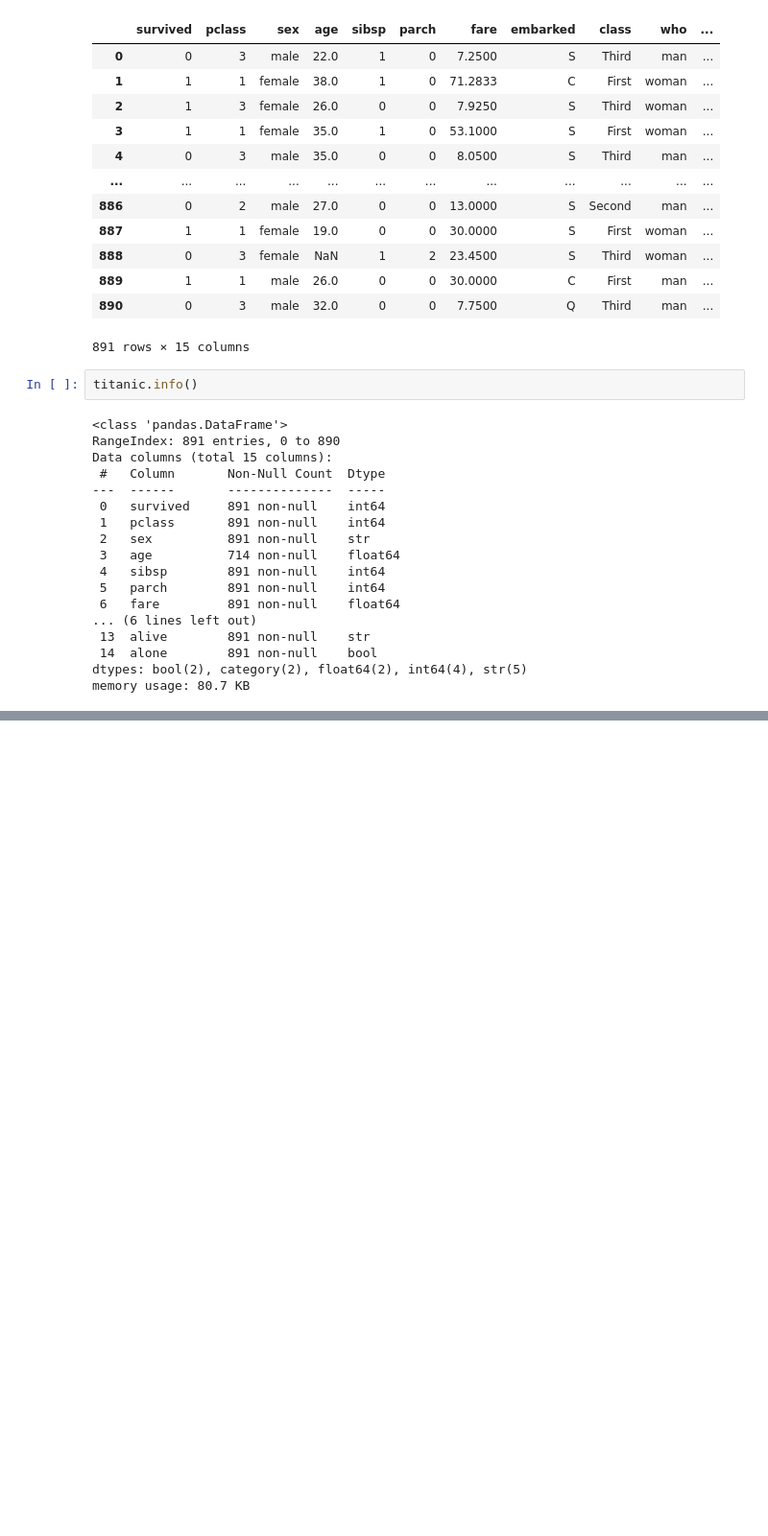
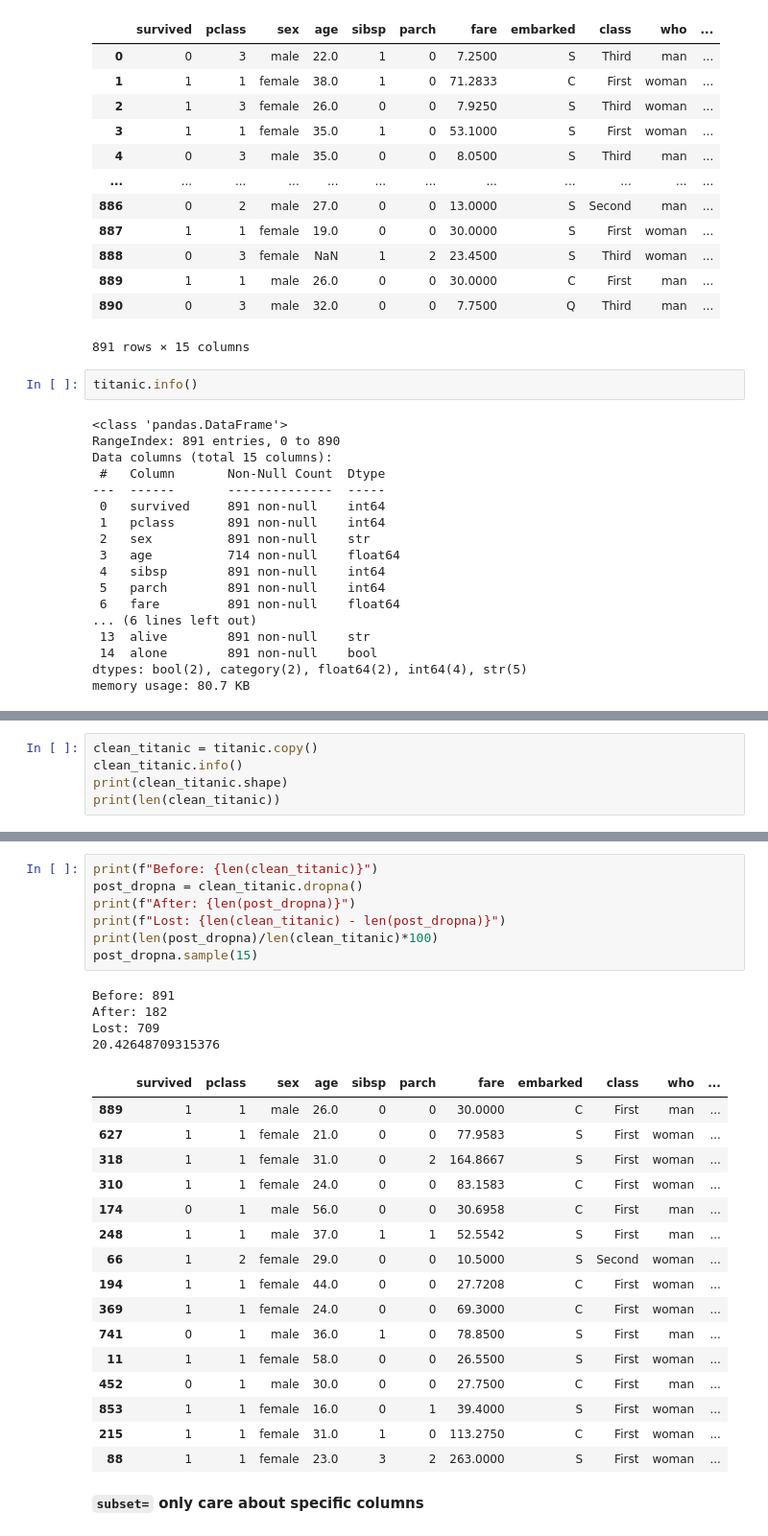
Before and after one commit to srk82mwi/pandas_python, a Jupyter notebook: 16.Handling_missing_data.ipynb, the cells around one changed output, grey strips where cells are left out. Shown at 96% size. Drawn from its saved outputs; the diff is of its cells as text; blank space fills up the shorter version.

```diff
--- a/16.Handling_missing_data.ipynb
+++ b/16.Handling_missing_data.ipynb
@@ -74,3 +68,8 @@ report[report['missing_count']>0]
 | embarked | 2 | 0.2 |
 | deck | 688 | 77.2 |
 | embark_town | 2 | 0.2 |
+# %%
+clean_titanic = titanic.copy()
+clean_titanic.info()
+print(clean_titanic.shape)
+print(len(clean_titanic))
@@ -76,0 +94,30 @@ report[report['missing_count']>0]
+# %%
+print(f"Before: {len(clean_titanic)}")
+post_dropna = clean_titanic.dropna()
+print(f"After: {len(post_dropna)}")
+print(f"Lost: {len(clean_titanic) - len(post_dropna)}")
+print(len(post_dropna)/len(clean_titanic)*100)
+post_dropna.sample(15)
+# %% [output]
+Before: 891
+After: 182
+Lost: 709
+20.42648709315376
+|  | survived | pclass | sex | age | sibsp | parch | fare | embarked | class | who | ... |
+| 889 | 1 | 1 | male | 26.0 | 0 | 0 | 30.0000 | C | First | man | ... |
+| 627 | 1 | 1 | female | 21.0 | 0 | 0 | 77.9583 | S | First | woman | ... |
+| 318 | 1 | 1 | female | 31.0 | 0 | 2 | 164.8667 | S | First | woman | ... |
+| 310 | 1 | 1 | female | 24.0 | 0 | 0 | 83.1583 | C | First | woman | ... |
+| 174 | 0 | 1 | male | 56.0 | 0 | 0 | 30.6958 | C | First | man | ... |
+| 248 | 1 | 1 | male | 37.0 | 1 | 1 | 52.5542 | S | First | man | ... |
+| 66 | 1 | 2 | female | 29.0 | 0 | 0 | 10.5000 | S | Second | woman | ... |
+| 194 | 1 | 1 | female | 44.0 | 0 | 0 | 27.7208 | C | First | woman | ... |
+| 369 | 1 | 1 | female | 24.0 | 0 | 0 | 69.3000 | C | First | woman | ... |
+| 741 | 0 | 1 | male | 36.0 | 1 | 0 | 78.8500 | S | First | man | ... |
+| 11 | 1 | 1 | female | 58.0 | 0 | 0 | 26.5500 | S | First | woman | ... |
+| 452 | 0 | 1 | male | 30.0 | 0 | 0 | 27.7500 | C | First | man | ... |
+| 853 | 1 | 1 | female | 16.0 | 0 | 1 | 39.4000 | S | First | woman | ... |
+| 215 | 1 | 1 | female | 31.0 | 1 | 0 | 113.2750 | C | First | woman | ... |
+| 88 | 1 | 1 | female | 23.0 | 3 | 2 | 263.0000 | S | First | woman | ... |
+# %% [markdown]
+**`subset=`  only care about specific columns**
```
Also changed, not shown: parts of 15 cells of this notebook, 1 other file.
